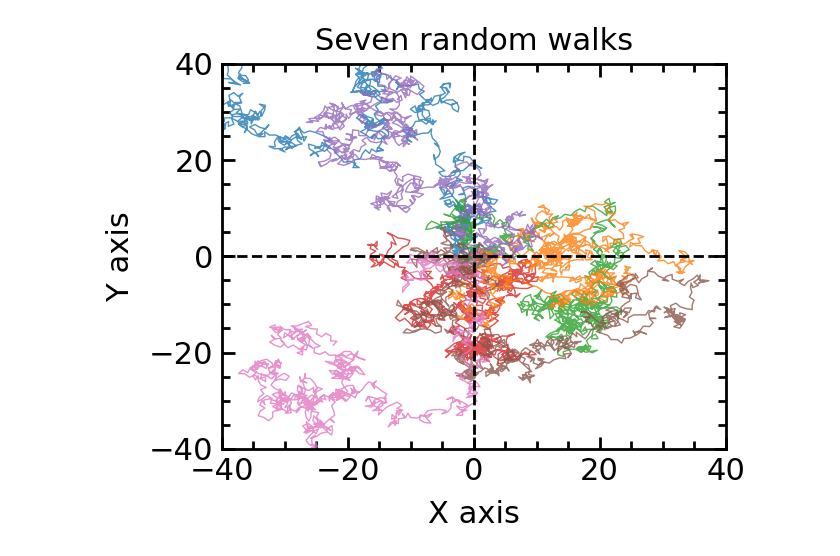
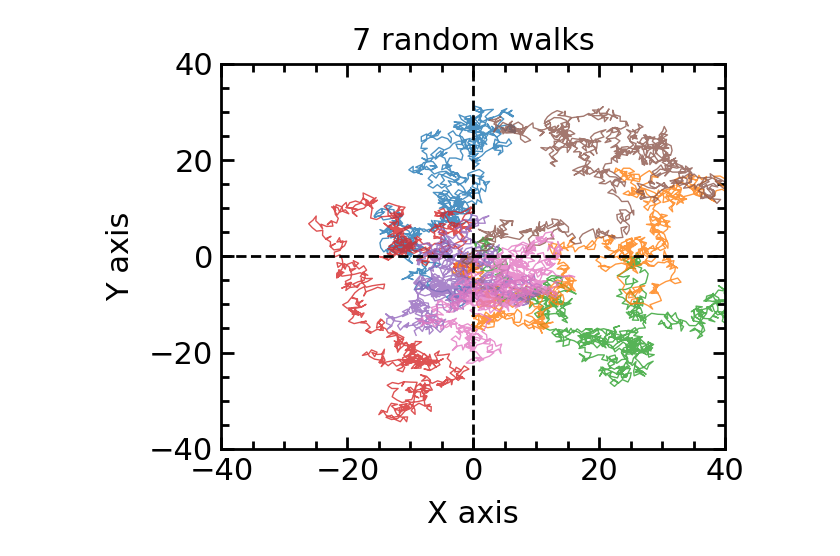
Before and after one commit to nguyentrangiabao05/Personal-Computational-Physics, a Jupyter notebook: BT-Nhom/Tuan2/Random_walk.ipynb, the cells around one changed output. Saved outputs shown, nothing was run; the diff lists cells and outputs as text; code cells hidden in the pictures.

```diff
--- a/BT-Nhom/Tuan2/Random_walk.ipynb
+++ b/BT-Nhom/Tuan2/Random_walk.ipynb
@@ -27,51 +28,58 @@ def toado_moilan_chuyendong(a,b,N,x0,y0):
     y.append(y0)
 
     delta_x, delta_y = chuanhoa_chuyendong(a,b,N)
-    for i in range(N):
-        x.append(x[i] + delta_x[i])
-        y.append(y[i] + delta_y[i])
+    for i in range(1,N):
+        x.append(x[-1] + delta_x[i])
+        y.append(y[-1] + delta_y[i])
 
     return x, y
 
-def luu_file_toado(x_list, y_list, filename):
-    with open("toado_lan_"+str(filename+1)+".txt", "w", encoding="utf-8") as file:
-        file.write(f"# File chua thong tin toa do cua cac diem {filename}\n")
-        file.write("#" * 50 + "\n")
-        file.write(f"#{'Step':>6s}  {'x':>18s}  {'y':>18s}\n")
+def luu_file_toado(x_list, y_list, filename_i,foldername,filename_mau):
+    if not os.path.exists(foldername):
+        os.makedirs(foldername)
+    with open(filename_mau+str(filename_i+1)+".txt", "w", encoding="utf-8") as file:
+        file.write(f"# File chua thong tin toa do tai lan chay thu {filename_i+1}\n")
+        file.write("#" * 90 + "\n")
+        file.write(f"#{'Step':>6s}  {'x':>18s}  {'y':>18s} {'delta_x':>18s} {'delta_y':>18s}\n")
         for i in range(len(x_list)):
-            file.write(f"{i+1:6d}  {x_list[i]:18.12f}  {y_list[i]:18.12f}\n")
+            delta_x = x_list[i] - x_list[i-1] if i > 0 else 0
+            delta_y = y_list[i] - y_list[i-1] if i > 0 else 0
+            file.write(f"{i+1:6d}  {x_list[i]:18.12f}  {y_list[i]:18.12f}  {delta_x:18.12f}  {delta_y:18.12f}\n")
 
-number_of_RDW = 7
-
-a = -2
-b =  2
+a = -1
+b =  1
 N = 1000
 x0 = y0 = 0
+number_of_RDW = np.sqrt(N).astype(int)
+foldername = "./datatoado"
+filename = foldername+"/toado_lan_"
 
 for i in range(number_of_RDW):
     x_list, y_list = toado_moilan_chuyendong(a, b, N, x0, y0)
-    luu_file_toado(x_list, y_list, i)
+    luu_file_toado(x_list, y_list, i,foldername,filename)
 # %%
 plt.Figure(figsize=(8,8))
 
-for i in range(number_of_RDW):
-    step, x, y = np.loadtxt(
-        "toado_lan_" + str(i + 1) + ".txt",
+number_of_RDW_plot = 7
+
+for i in range(1, number_of_RDW_plot + 1):
+    step, x, y, delta_x, delta_y = np.loadtxt(
+        "./datatoado/toado_lan_" + str(i) + ".txt",
         unpack=True,
         comments="#"
     )
-    plt.plot(x, y, linewidth=1, label=f"Lan {i+1}", color = f"C{i}", alpha = 0.8)
+    plt.plot(x, y, linewidth=1, label=f"Lan {i}", color = f"C{i-1}", alpha = 0.8)
 
 plt.xlabel("X axis")
 plt.ylabel("Y axis")
 plt.axvline(0, lw=2, linestyle = "--",color = "black")
 plt.axhline(0, lw=2, linestyle = "--",color = "black")
 
-plt.title("Seven random walks")
+plt.title("7 random walks")
 
 plt.xlim(-40,40)
 plt.ylim(-40,40)
 plt.savefig("Hinh_so_1.pdf")
 plt.show()
 # %% [output]
-[figure, old version]
+[figure, new version]
```
Also changed, not shown: parts of 7 cells of this notebook, 46 other files.
